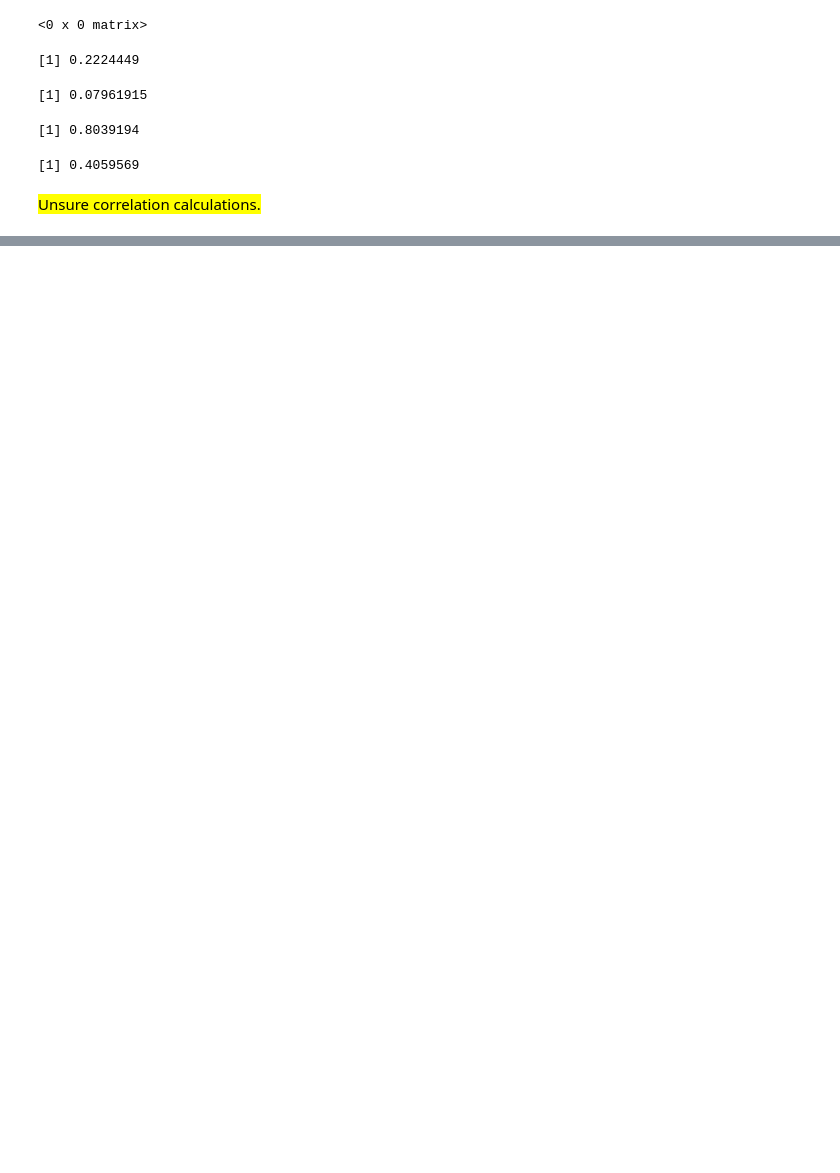
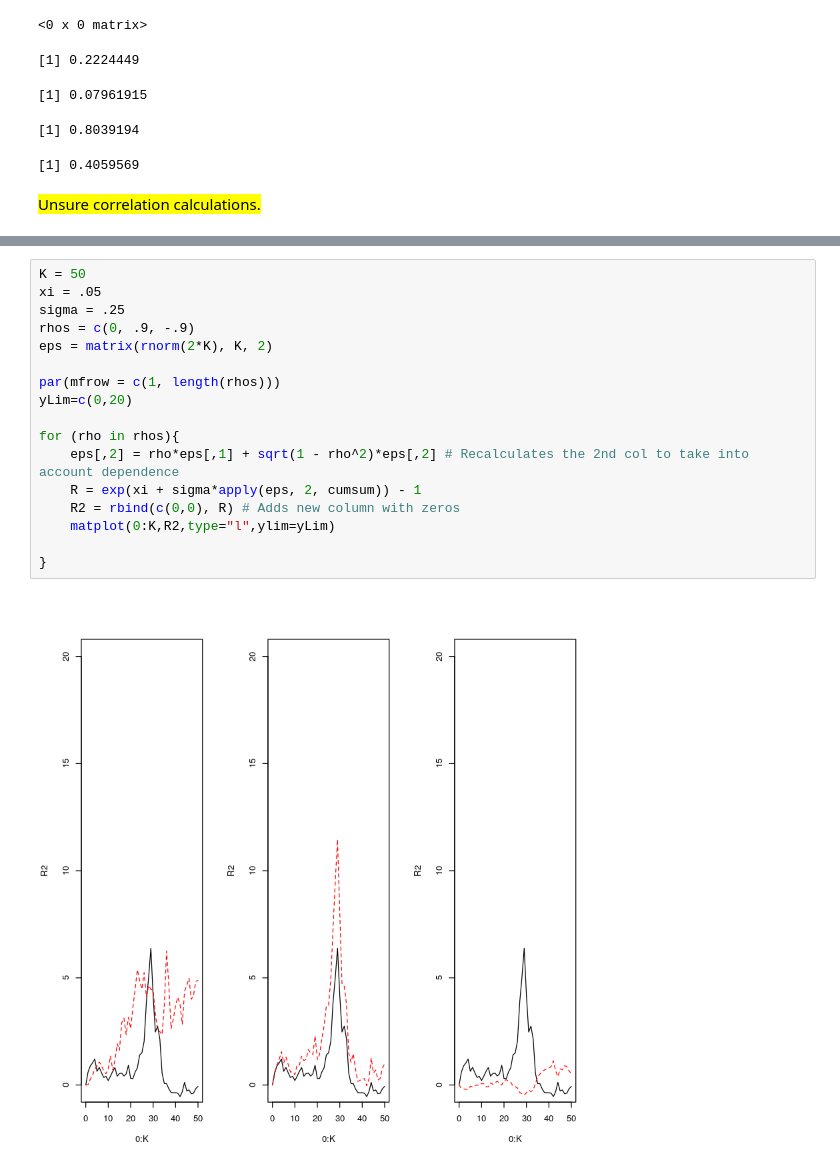
Before and after one commit to kaaja/Insc, a Jupyter notebook: w11/w11.ipynb, the cells around one changed output, grey strips where cells are left out. Saved outputs shown, nothing was run; the diff lists cells and outputs as text; blank space fills up the shorter version.

```diff
--- a/w11/w11.ipynb
+++ b/w11/w11.ipynb
@@ -158,0 +164,19 @@ I solved these, but the solutions didn't save to disk. Will not repeat this. See
+# %%
+K = 50
+xi = .05
+sigma = .25
+rhos = c(0, .9, -.9)
+eps = matrix(rnorm(2*K), K, 2)
+
+par(mfrow = c(1, length(rhos)))
+yLim=c(0,20)
+
+for (rho in rhos){
+    eps[,2] = rho*eps[,1] + sqrt(1 - rho^2)*eps[,2] # Recalculates the 2nd col to take into account dependence
+    R = exp(xi + sigma*apply(eps, 2, cumsum)) - 1
+    R2 = rbind(c(0,0), R) # Adds new column with zeros
+    matplot(0:K,R2,type="l",ylim=yLim)
+
+}
+# %% [output]
+[figure, added]
```
Also changed, not shown: parts of 12 cells of this notebook.
